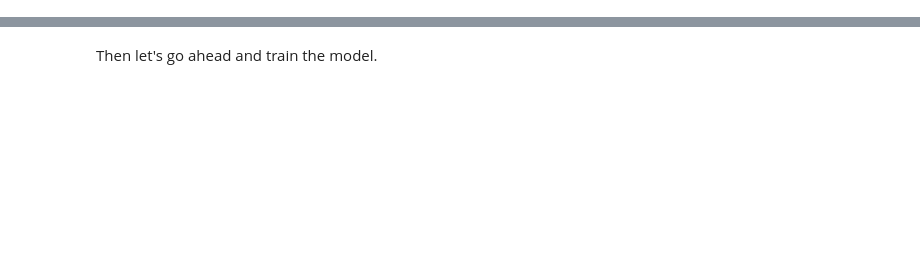
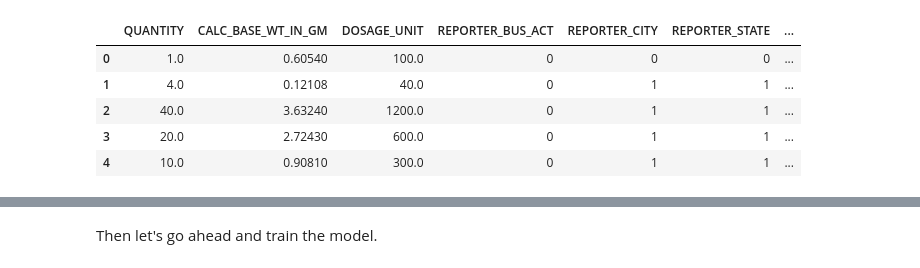
Before and after one commit to coiled/coiled-resources, a Jupyter notebook: xgboost-with-coiled/coiled-xgboost.ipynb, the cells around one changed output, grey strips where cells are left out. Saved outputs shown, nothing was run; the diff lists cells and outputs as text; code cells hidden in the pictures; blank space fills up the shorter version.

```diff
--- a/xgboost-with-coiled/coiled-xgboost.ipynb
+++ b/xgboost-with-coiled/coiled-xgboost.ipynb
@@ -83,0 +131,2 @@ Before we can start training our XGBoost model, however, we'll have to conduct t
+# %%
+data_local.DOSAGE_UNIT = data_local.DOSAGE_UNIT.fillna(value=0)
@@ -87,3 +144,13 @@ ce = Categorizer(columns=categorical)
 data_local = ce.fit_transform(data_local)
 for col in categorical:
     data_local[col] = data_local[col].cat.codes
+# %%
+# verify
+data_local.head()
+# %% [output]
+|  | QUANTITY | CALC_BASE_WT_IN_GM | DOSAGE_UNIT | REPORTER_BUS_ACT | REPORTER_CITY | REPORTER_STATE | ... |
+| 0 | 1.0 | 0.60540 | 100.0 | 0 | 0 | 0 | ... |
+| 1 | 4.0 | 0.12108 | 40.0 | 0 | 1 | 1 | ... |
+| 2 | 40.0 | 3.63240 | 1200.0 | 0 | 1 | 1 | ... |
+| 3 | 20.0 | 2.72430 | 600.0 | 0 | 1 | 1 | ... |
+| 4 | 10.0 | 0.90810 | 300.0 | 0 | 1 | 1 | ... |
```
Also changed, not shown: parts of 105 cells of this notebook.
